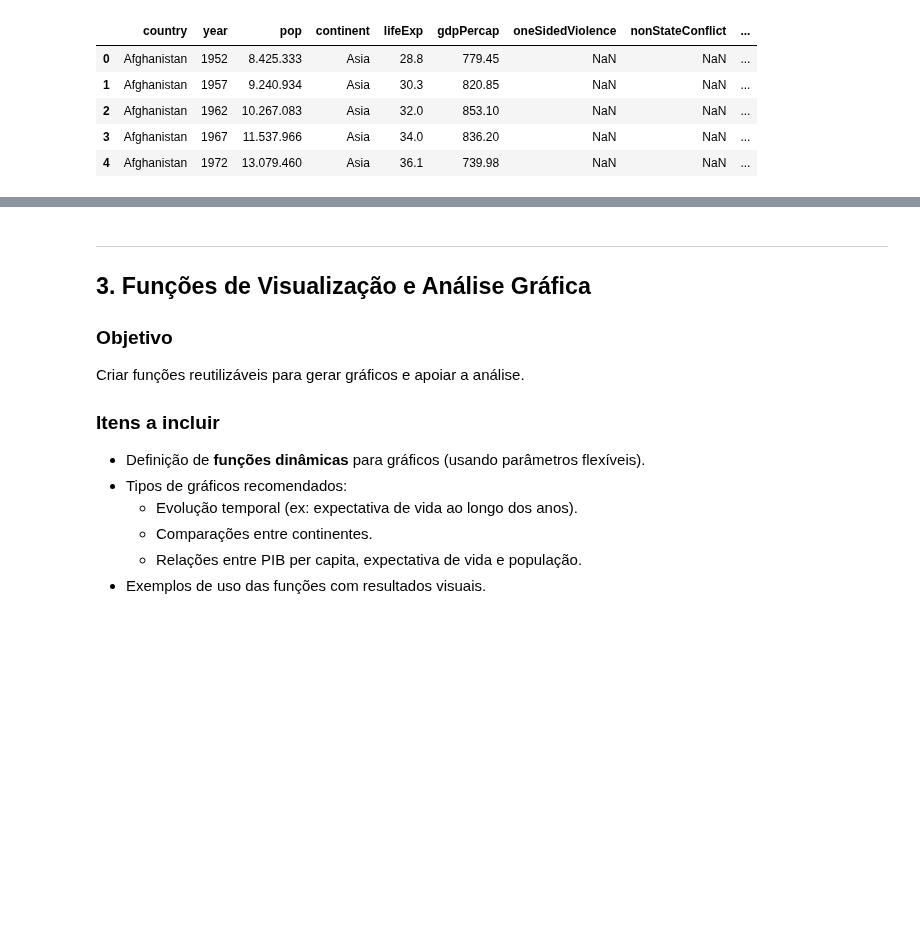
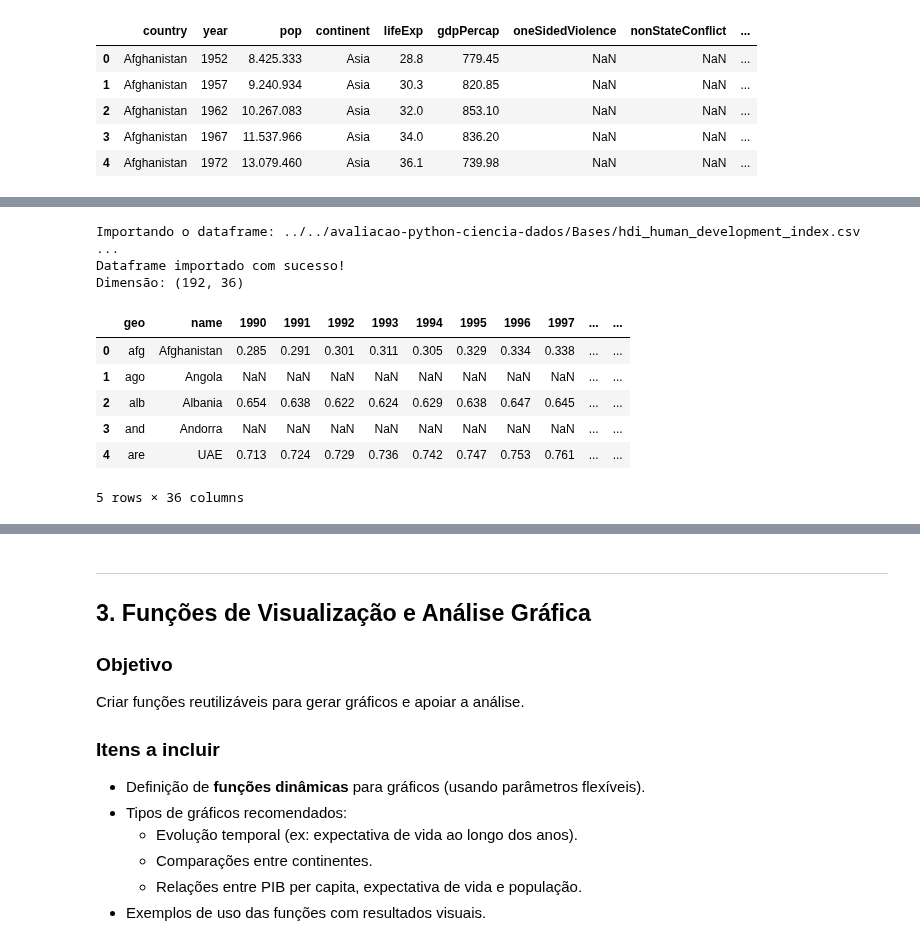
Before and after one commit to brunobgcardoso/avaliacao-python-ciencia-dados, a Jupyter notebook: src/Principal.ipynb, the cells around one changed output, grey strips where cells are left out. Drawn from its saved outputs; the diff is of its cells as text; code cells hidden in the pictures; blank space fills up the shorter version.

```diff
--- a/src/Principal.ipynb
+++ b/src/Principal.ipynb
@@ -324,0 +409,15 @@ Dimensão: (1704, 12)
+# %%
+#Adicionando a base de desenvolvimento humano (HDI)
+base_hdi = importa_csv(dataframe_name='../../avaliacao-python-ciencia-dados/Bases/hdi_human_development_index.csv', separador=',', encoding='utf-8')
+base_hdi.head()
+# %% [output]
+Importando o dataframe: ../../avaliacao-python-ciencia-dados/Bases/hdi_human_development_index.csv ...
+Dataframe importado com sucesso!
+Dimensão: (192, 36)
+|  | geo | name | 1990 | 1991 | 1992 | 1993 | 1994 | 1995 | 1996 | 1997 | ... | ... |
+| 0 | afg | Afghanistan | 0.285 | 0.291 | 0.301 | 0.311 | 0.305 | 0.329 | 0.334 | 0.338 | ... | ... |
+| 1 | ago | Angola | NaN | NaN | NaN | NaN | NaN | NaN | NaN | NaN | ... | ... |
+| 2 | alb | Albania | 0.654 | 0.638 | 0.622 | 0.624 | 0.629 | 0.638 | 0.647 | 0.645 | ... | ... |
+| 3 | and | Andorra | NaN | NaN | NaN | NaN | NaN | NaN | NaN | NaN | ... | ... |
+| 4 | are | UAE | 0.713 | 0.724 | 0.729 | 0.736 | 0.742 | 0.747 | 0.753 | 0.761 | ... | ... |
+5 rows × 36 columns
```
Also changed, not shown: parts of 16 cells of this notebook, 7 other files.
